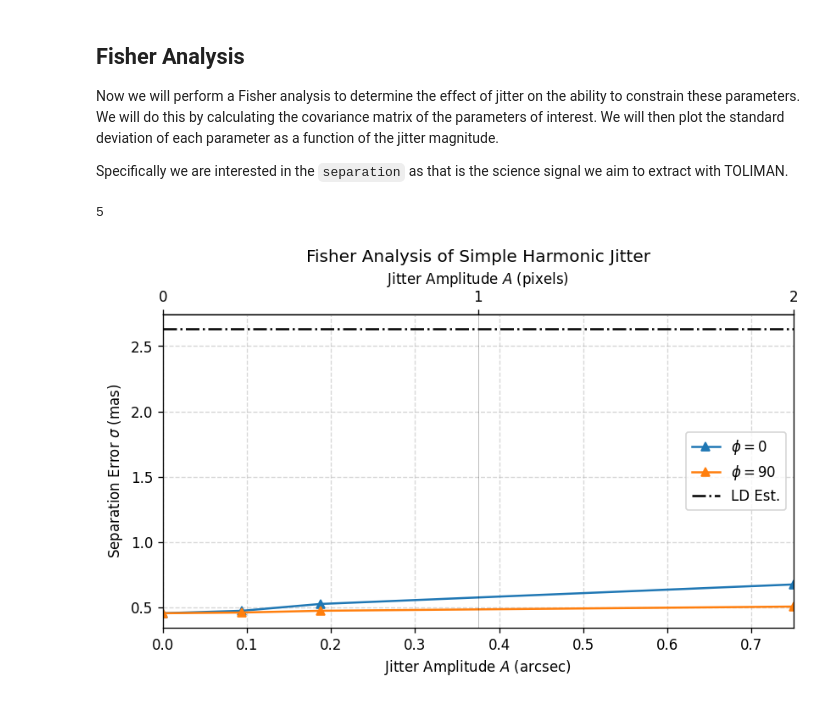
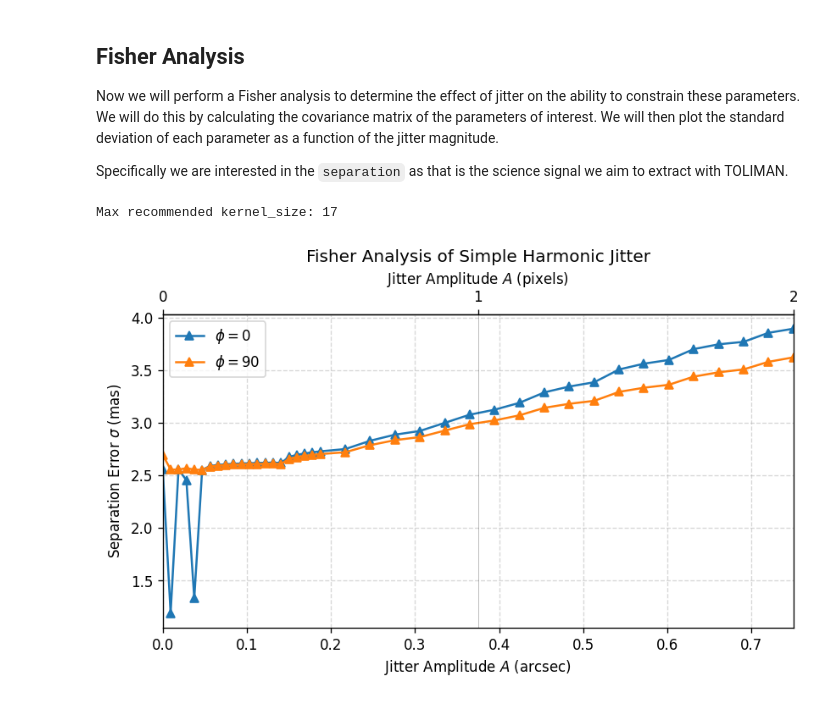
Before and after one commit to maxecharles/toliman-phd, a Jupyter notebook: notebooks/shm_jitter_fisher.ipynb, the cells around one changed output. Cells and saved outputs as stored; diff of their text form; code cells hidden in the pictures.

```diff
--- a/notebooks/shm_jitter_fisher.ipynb
+++ b/notebooks/shm_jitter_fisher.ipynb
@@ -31,13 +31,13 @@ jax.config.update("jax_enable_x64", True)
 ## Building Model
 Here we build our dLux forwards model with parametric jitter. We will model the jitter as a simple harmonic oscillation
 # %%
-oversample = 8
+oversample = 4
 det_pscale = 0.375
 det_npixels = 128
 kernel_size = 17
 
 jitter_params = {"A": 0.1, "phi": 0}  # these will vary
-radial_orders = [1, 2]
+radial_orders = [2, 3]
 # %%
 src = dlT.AlphaCen()
 det = dl.LayeredDetector([
@@ -188,30 +141,30 @@ seps = np.array(seps).reshape(len(As), len(phis))
 # %%
-print(
-    telescope.set("detector.Jitter.A", As.max()).detector.Jitter.optimal_kernel_size(det_pscale),
+print("Max recommended kernel_size:",
+    telescope.set("detector.Jitter.A", As.max()).detector.Jitter.optimal_kernel_size(det_pscale/oversample),
 )
 
 fig, ax = plt.subplots(figsize=(8, 4))
 for sep, phi in zip(seps.T, phis):
     ax.plot(As, 1000 * sep, label=f"$\phi={phi:.0f}$", marker='^')
-ax.axhline(2.6337281, linestyle='-.', c='k', label='LD Est.')
+# ax.axhline(2.6337281, linestyle='-.', c='k', label='LD Est.')
 
 ax.set(
     xlabel='Jitter Amplitude $A$ (arcsec)',
     ylabel='Separation Error $\sigma$ (mas)',
     xlim=(0, As.max()),
     title="Fisher Analysis of Simple Harmonic Jitter"
 )
 ax.legend()
 ax.grid(True, alpha=0.5, linestyle='--')
 
 # Add secondary x-axis scale showing units of pixels
 ax2 = ax.secondary_xaxis('top', functions=(lambda x: x/det_pscale, lambda x: x*det_pscale))
 ax2.set(
     xlabel='Jitter Amplitude $A$ (pixels)',
     xticks=[0, 1, 2]
     )
 ax.axvline(x=det_pscale, linestyle='-', color='k', alpha=0.3, linewidth=0.5)
 plt.show()
 # %% [output]
-5
+Max recommended kernel_size: 17
-[figure, old version]
+[figure, new version]
```
Also changed, not shown: parts of 2 cells of this notebook, 1 other file.
